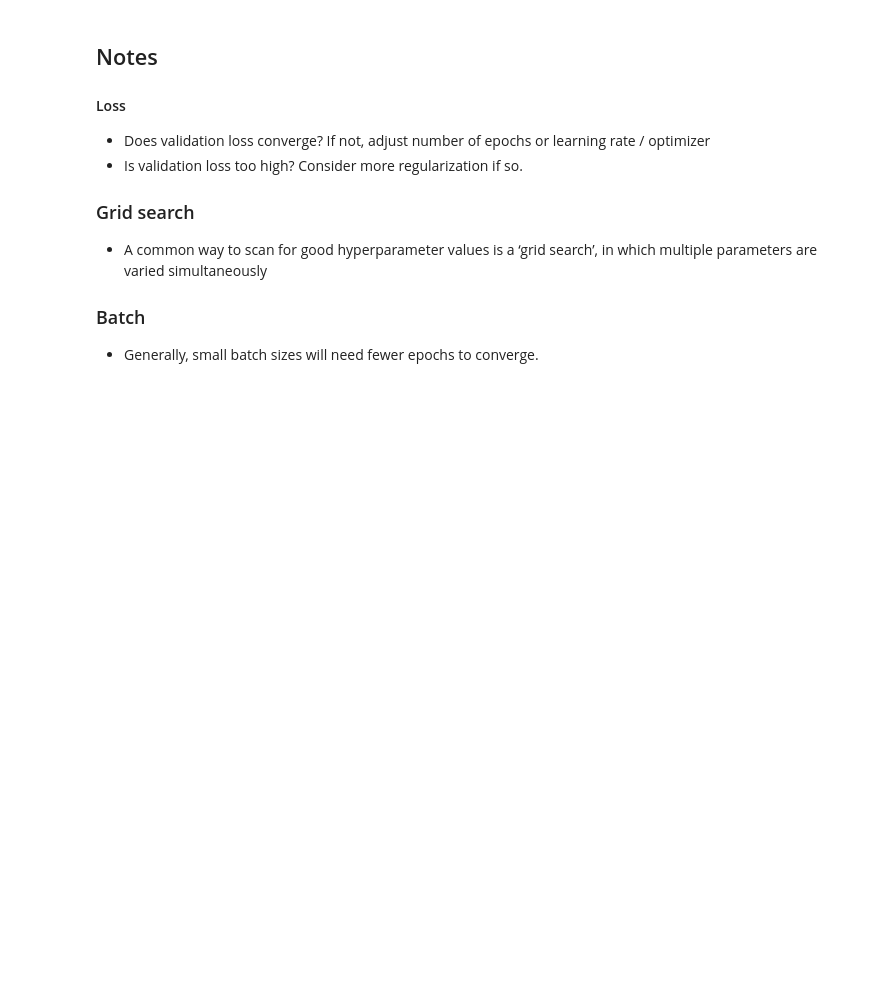
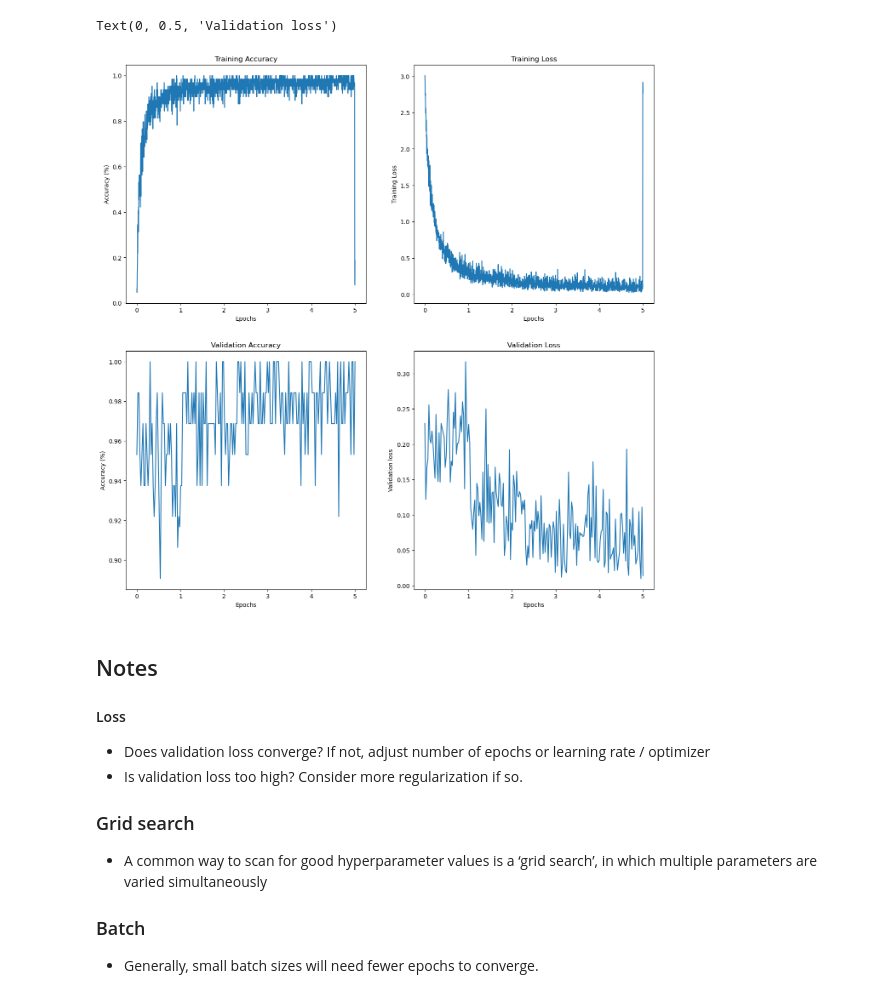
Before and after one commit to emilhu20/Handwritten-Digit-Calculator-using-Knowledge-Distillation, a Jupyter notebook: project_optimized.ipynb, the cells around one changed output. Cells and saved outputs as stored; diff of their text form; code cells hidden in the pictures; blank space fills up the shorter version.

```diff
--- a/project_optimized.ipynb
+++ b/project_optimized.ipynb
@@ -304,3 +592,44 @@ Estimated Total Size (MB): 0.72
+# %%
+"""
+PLOTTING RESULTS
+"""
+figure = plt.figure(figsize=(16, 16))
+epochs_training = np.linspace(0, epochs, len(training_accuracy))
+epochs_validation = np.linspace(0, epochs, len(validate_accuracy))
+
+
+#training accuracy
+figure.add_subplot(2, 2, 1)
+plt.plot(epochs_training, training_accuracy)
+plt.title("Training Accuracy")
+plt.xlabel("Epochs")
+plt.ylabel("Accuracy (%)")
+
+#training loss
+figure.add_subplot(2, 2, 2)
+plt.plot(epochs_training, training_losses)
+plt.title("Training Loss")
+plt.xlabel("Epochs")
+plt.ylabel("Training Loss")
+
+
+#validation accuracy
+figure.add_subplot(2, 2, 3)
+plt.plot(epochs_validation, validate_accuracy)
+plt.title("Validation Accuracy")
+plt.xlabel("Epochs")
+plt.ylabel("Accuracy (%)")
+
+
+#validation loss
+figure.add_subplot(2, 2, 4)
+plt.plot(epochs_validation, validate_losses)
+plt.title("Validation Loss")
+plt.xlabel("Epochs")
+plt.ylabel("Validation loss")
+# %% [output]
+Text(0, 0.5, 'Validation loss')
+[figure, added]
 # %% [markdown]
 ## Notes
 
```
Also changed, not shown: parts of 10 cells of this notebook.
